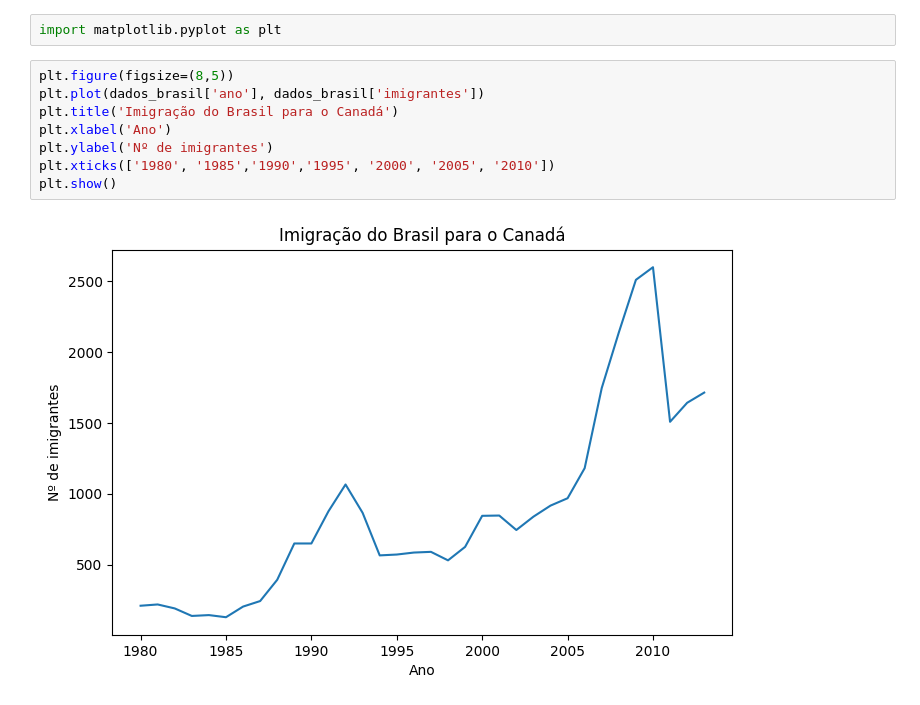
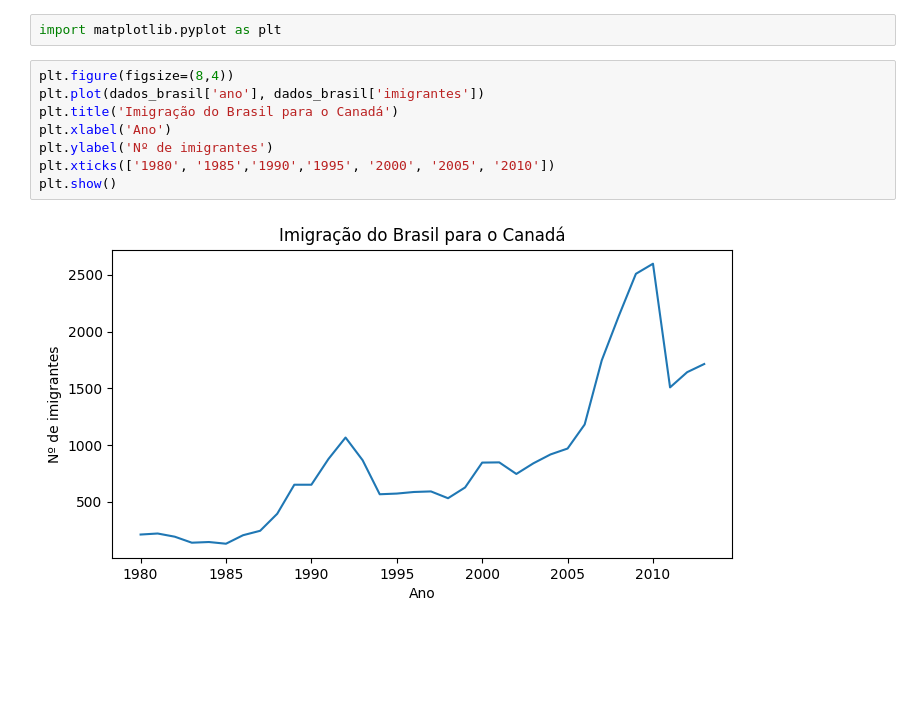
Before and after one commit to naimeaiub/-Data-Visualization---Python, a Jupyter notebook: Aula_1.ipynb, the cells around one changed output. Saved outputs shown, nothing was run; the diff lists cells and outputs as text; blank space fills up the shorter version.

```diff
--- a/Aula_1.ipynb
+++ b/Aula_1.ipynb
@@ -63,12 +63,12 @@ dados_brasil
 # %%
 import matplotlib.pyplot as plt
 # %%
-plt.figure(figsize=(8,5))
+plt.figure(figsize=(8,4))
 plt.plot(dados_brasil['ano'], dados_brasil['imigrantes'])
 plt.title('Imigração do Brasil para o Canadá')
 plt.xlabel('Ano')
 plt.ylabel('Nº de imigrantes')
 plt.xticks(['1980', '1985','1990','1995', '2000', '2005', '2010'])
 plt.show()
 # %% [output]
-[figure, old version]
+[figure, new version]
```
Also changed, not shown: parts of 4 cells of this notebook.
